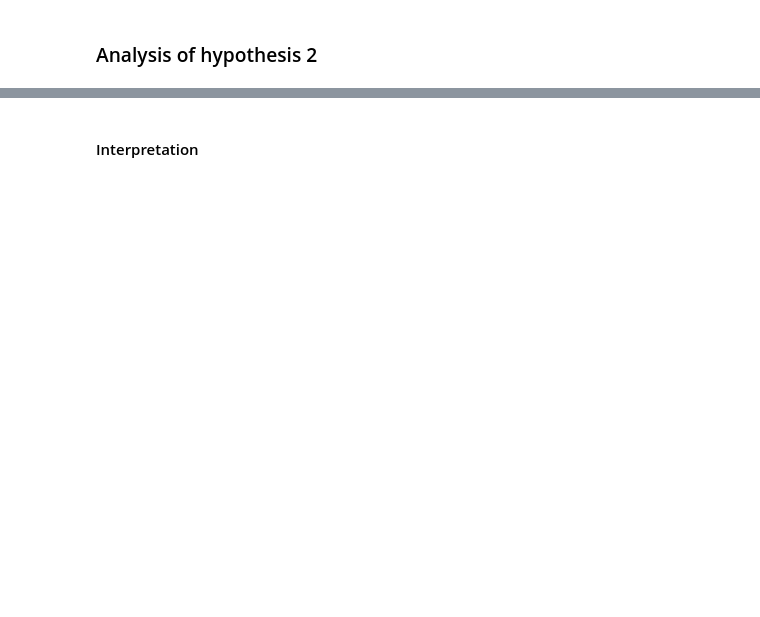
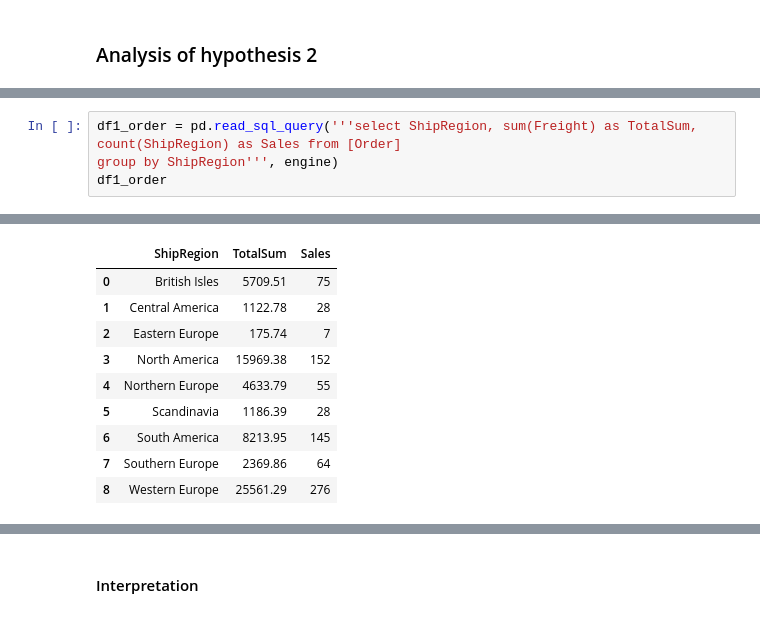
Before and after one commit to naquech-DS/dsc-2-final-project-online-ds-ft-112618, a Jupyter notebook: student.ipynb, the cells around one changed output, grey strips where cells are left out. Drawn from its saved outputs; the diff is of its cells as text; blank space fills up the shorter version.

```diff
--- a/student.ipynb
+++ b/student.ipynb
@@ -407,0 +390,5 @@ sns.distplot()
+# %%
+df1_order = pd.read_sql_query('''select ShipRegion, sum(Freight) as TotalSum, count(ShipRegion) as Sales from [Order]
+group by ShipRegion''', engine)
+df1_order
+# %% [output]
@@ -407,0 +398,10 @@ sns.distplot()
+|  | ShipRegion | TotalSum | Sales |
+| 0 | British Isles | 5709.51 | 75 |
+| 1 | Central America | 1122.78 | 28 |
+| 2 | Eastern Europe | 175.74 | 7 |
+| 3 | North America | 15969.38 | 152 |
+| 4 | Northern Europe | 4633.79 | 55 |
+| 5 | Scandinavia | 1186.39 | 28 |
+| 6 | South America | 8213.95 | 145 |
+| 7 | Southern Europe | 2369.86 | 64 |
+| 8 | Western Europe | 25561.29 | 276 |
```
Also changed, not shown: parts of 48 cells of this notebook, 1 other file.
